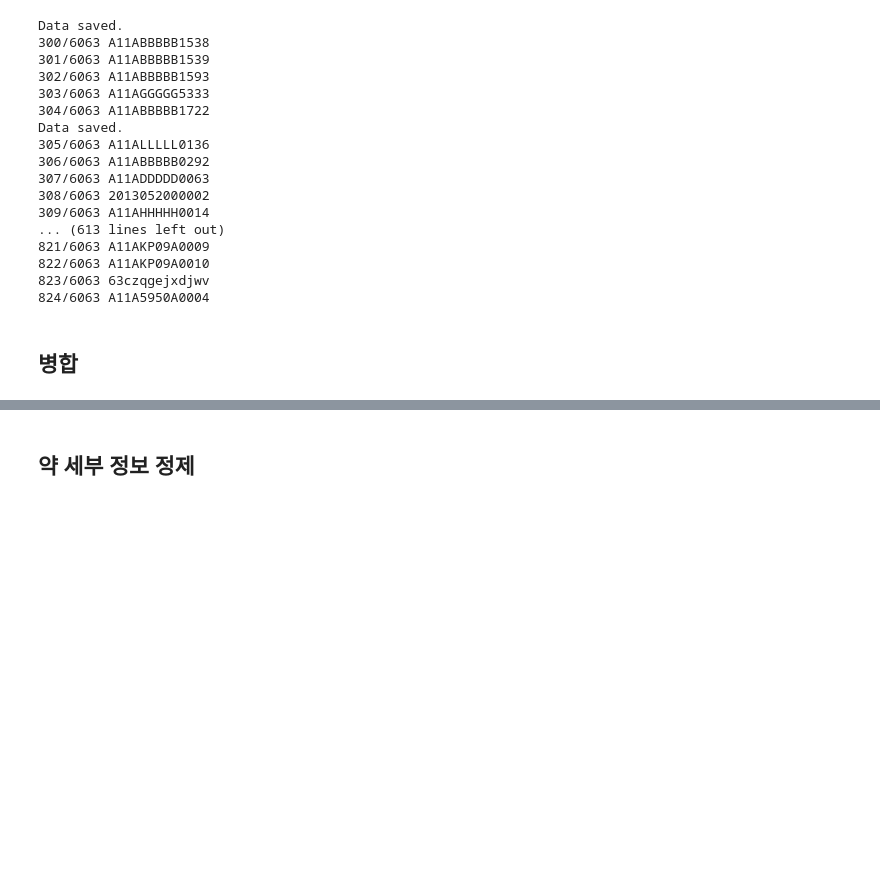
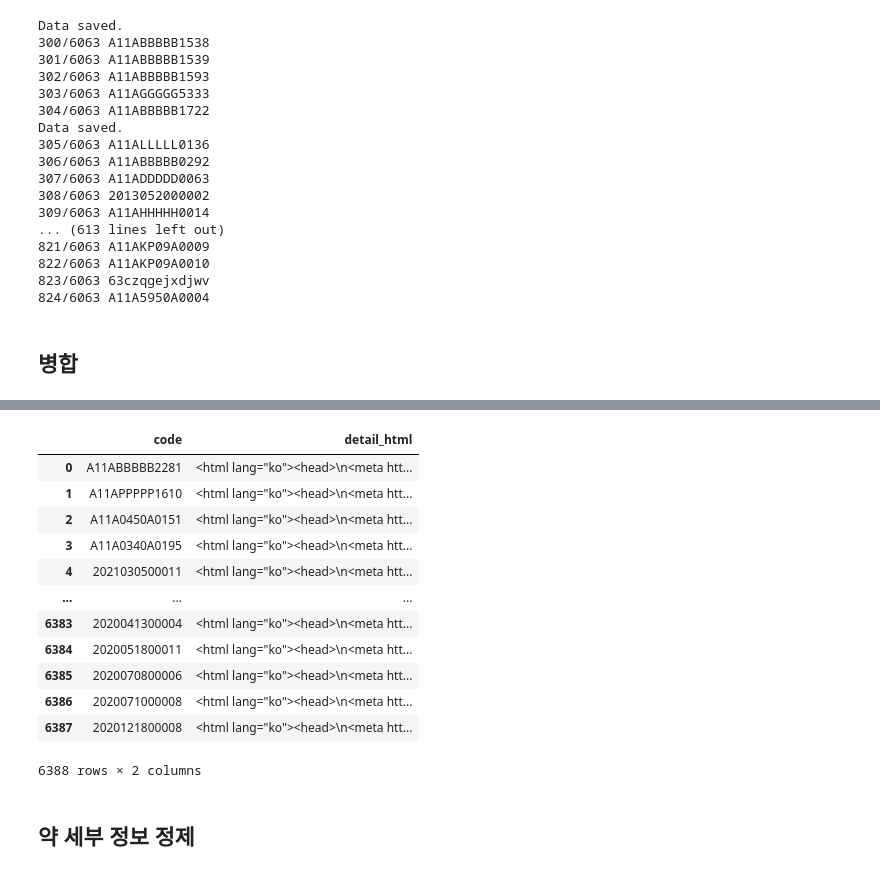
Before and after one commit to kimseo-0/Drug-Detection-Chatbot, a Jupyter notebook: data_collection/01_crowling_drug_data.ipynb, the cells around one changed output, grey strips where cells are left out. Cells and saved outputs as stored; diff of their text form; code cells hidden in the pictures; blank space fills up the shorter version.

```diff
--- a/data_collection/01_crowling_drug_data.ipynb
+++ b/data_collection/01_crowling_drug_data.ipynb
@@ -539,0 +637,16 @@ drug_detail_html = pd.concat([df_0, df_1], ignore_index=True)
+# %%
+drug_detail_html
+# %% [output]
+|  | code | detail_html |
+| 0 | A11ABBBBB2281 | <html lang="ko"><head>\n<meta htt... |
+| 1 | A11APPPPP1610 | <html lang="ko"><head>\n<meta htt... |
+| 2 | A11A0450A0151 | <html lang="ko"><head>\n<meta htt... |
+| 3 | A11A0340A0195 | <html lang="ko"><head>\n<meta htt... |
+| 4 | 2021030500011 | <html lang="ko"><head>\n<meta htt... |
+| ... | ... | ... |
+| 6383 | 2020041300004 | <html lang="ko"><head>\n<meta htt... |
+| 6384 | 2020051800011 | <html lang="ko"><head>\n<meta htt... |
+| 6385 | 2020070800006 | <html lang="ko"><head>\n<meta htt... |
+| 6386 | 2020071000008 | <html lang="ko"><head>\n<meta htt... |
+| 6387 | 2020121800008 | <html lang="ko"><head>\n<meta htt... |
+6388 rows × 2 columns
```
Also changed, not shown: parts of 54 cells of this notebook.
